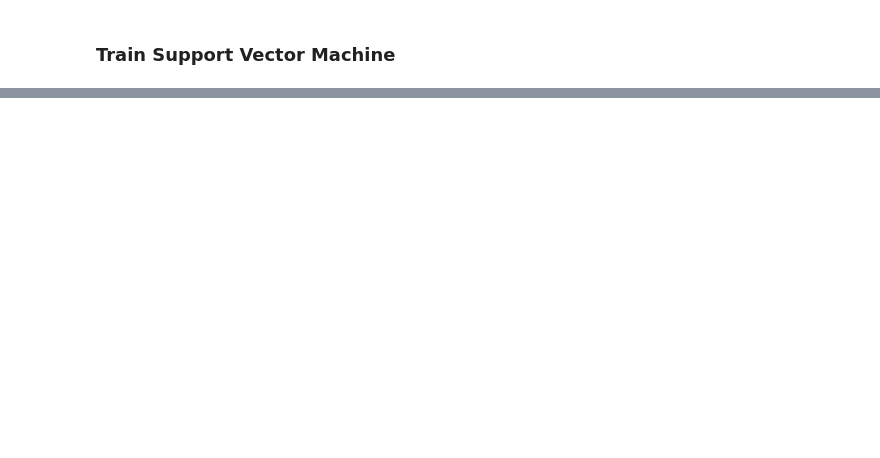
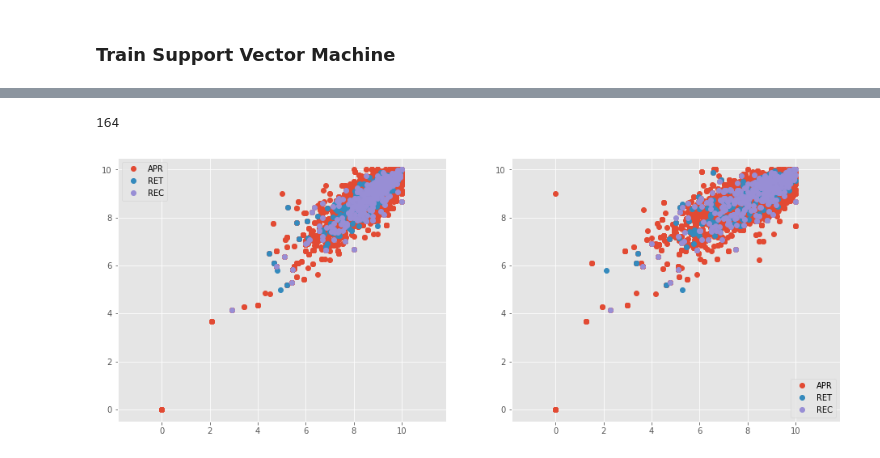
Before and after one commit to sharifnasser/ML-Final-Project, a Jupyter notebook: Final project.ipynb, the cells around one changed output, grey strips where cells are left out. Cells and saved outputs as stored; diff of their text form; code cells hidden in the pictures; blank space fills up the shorter version.

```diff
--- a/Final project.ipynb
+++ b/Final project.ipynb
@@ -203,0 +169,5 @@ print('\nModel parameters:\n', clf.get_params())
+# %%
+from sklearn.preprocessing import OneHotEncoder, StandardScaler
+import matplotlib.pyplot as plt
+plt.style.use('ggplot')
+%matplotlib inline
@@ -203,0 +199,6 @@ print('\nModel parameters:\n', clf.get_params())
+# %%
+new_y = np.array(y)
+y = new_y
+# %%
+new_X = np.array(X)
+X = new_X
@@ -203,0 +211,31 @@ print('\nModel parameters:\n', clf.get_params())
+# %%
+# Split the data set into training and testing
+X_train, X_test, Y_train, Y_test = train_test_split(
+    X_scaled, Y, test_size=0.5, random_state=2)
+
+n_features = X.shape[1]
+n_classes = Y.shape[1]
+# %% [output]
+164
+# %%
+# Visualize the data sets
+plt.figure(figsize=(16, 6))
+plt.subplot(1, 2, 1)
+for target, target_name in enumerate(feature_cols):
+    X_plot = X[y == target]
+    plt.plot(X_plot[:, 0], X_plot[:, 1], linestyle='none', marker='o', label=target_name)
+# plt.xlabel(feature_names[0])
+# plt.ylabel(feature_names[1])
+plt.axis('equal')
+plt.legend();
+
+plt.subplot(1, 2, 2)
+for target, target_name in enumerate(feature_cols):
+    X_plot = X[y == target]
+    plt.plot(X_plot[:, 2], X_plot[:, 1], linestyle='none', marker='o', label=target_name)
+# plt.xlabel(feature_names[2])
+# plt.ylabel(feature_names[3])
+plt.axis('equal')
+plt.legend();
+# %% [output]
+[figure, added]
```
Also changed, not shown: parts of 32 cells of this notebook, 24 other files.
